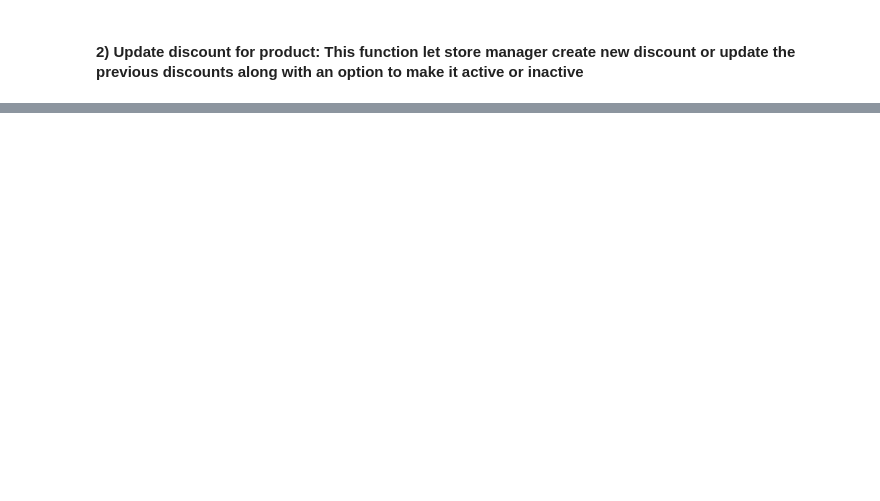
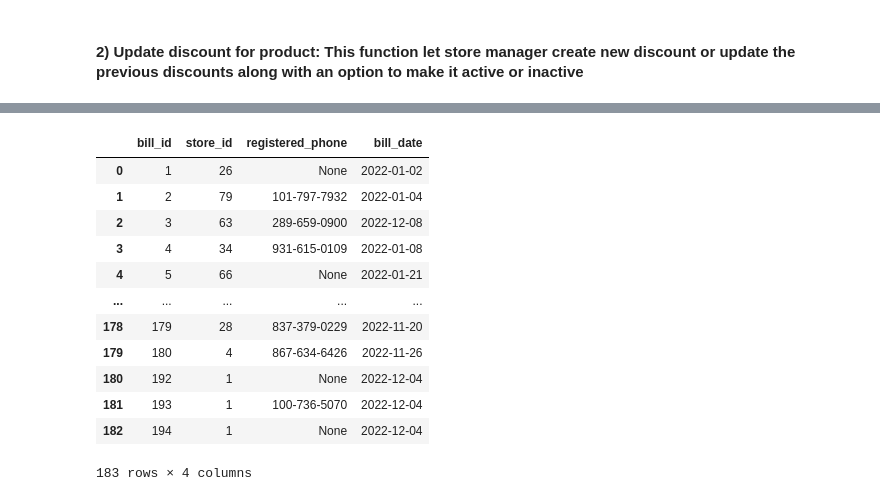
Before and after one commit to ranil28/SuperMarketManagementSystem, a Jupyter notebook: Python implementation/Supermarket_jupyter_bishal.ipynb, the cells around one changed output, grey strips where cells are left out. Saved outputs shown, nothing was run; the diff lists cells and outputs as text; code cells hidden in the pictures; blank space fills up the shorter version.

```diff
--- a/Python implementation/Supermarket_jupyter_bishal.ipynb
+++ b/Python implementation/Supermarket_jupyter_bishal.ipynb
@@ -286,0 +305,20 @@ Total revenue for store id 1 between 2022-01-01 and 2022-12-03 is:  853.63
+# %%
+query='''
+    SELECT * FROM kwikmart.bill
+    ''';
+df = pd.read_sql(query, conn)
+df
+# %% [output]
+|  | bill_id | store_id | registered_phone | bill_date |
+| 0 | 1 | 26 | None | 2022-01-02 |
+| 1 | 2 | 79 | 101-797-7932 | 2022-01-04 |
+| 2 | 3 | 63 | 289-659-0900 | 2022-12-08 |
+| 3 | 4 | 34 | 931-615-0109 | 2022-01-08 |
+| 4 | 5 | 66 | None | 2022-01-21 |
+| ... | ... | ... | ... | ... |
+| 178 | 179 | 28 | 837-379-0229 | 2022-11-20 |
+| 179 | 180 | 4 | 867-634-6426 | 2022-11-26 |
+| 180 | 192 | 1 | None | 2022-12-04 |
+| 181 | 193 | 1 | 100-736-5070 | 2022-12-04 |
+| 182 | 194 | 1 | None | 2022-12-04 |
+183 rows × 4 columns
```
Also changed, not shown: parts of 22 cells of this notebook.
